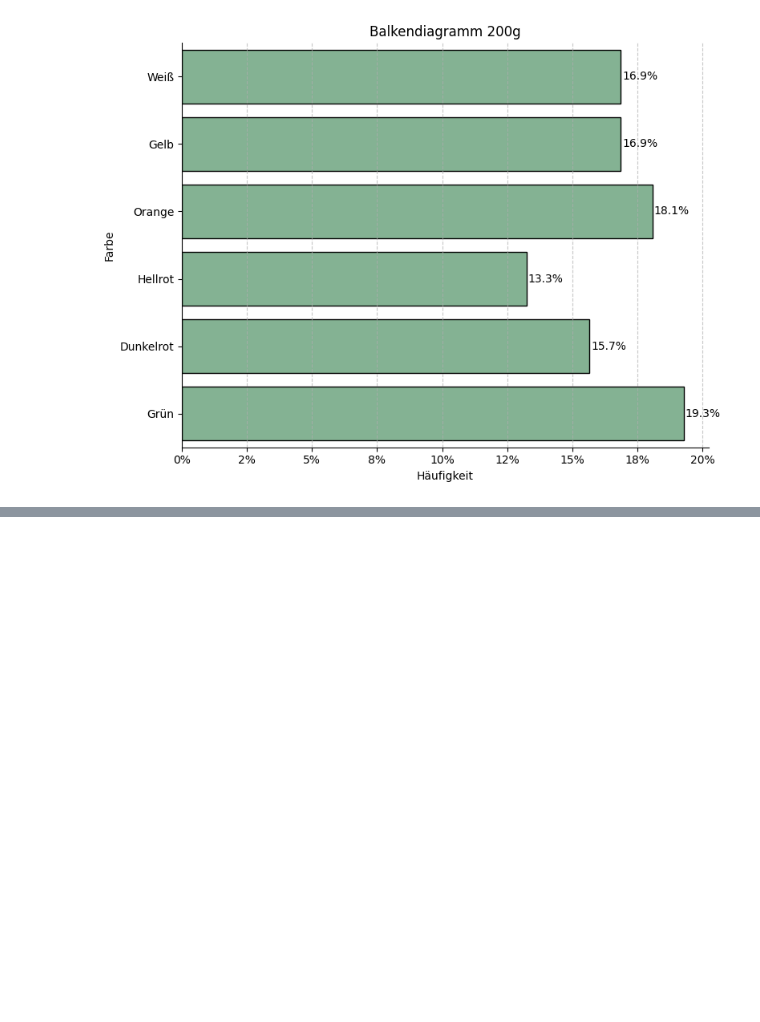
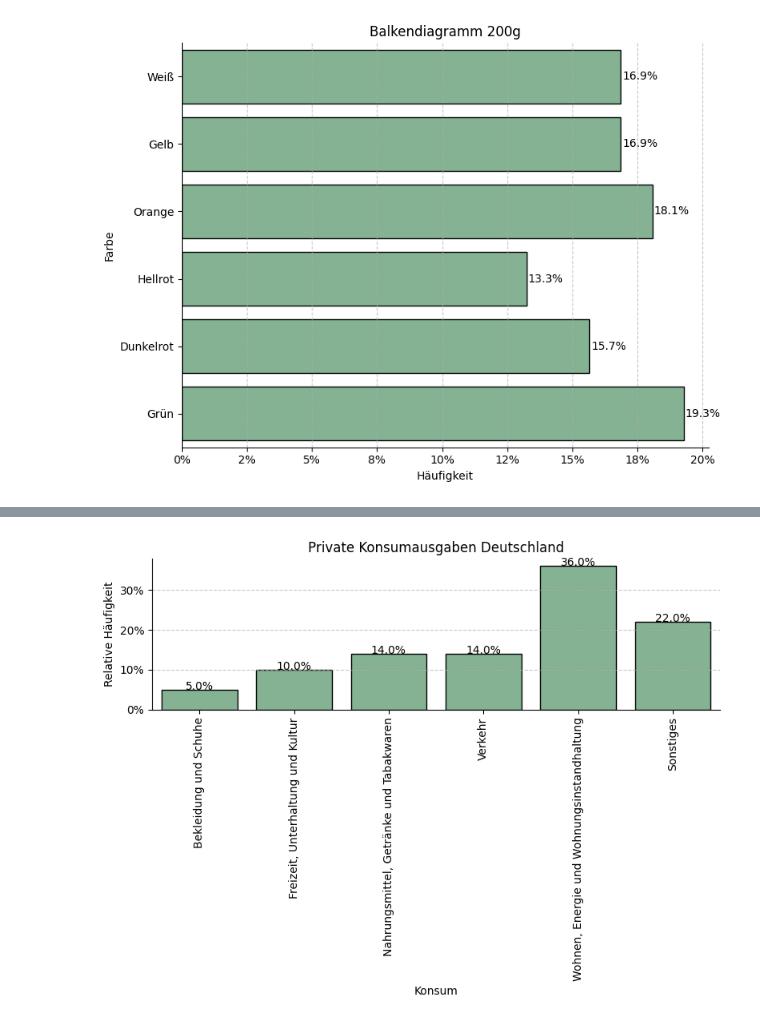
Before and after one commit to StatsTeam/statistik, a Jupyter notebook: tools/Balkendiagramm/bar_plot.ipynb, the cells around one changed output, grey strips where cells are left out. Drawn from its saved outputs; the diff is of its cells as text; code cells hidden in the pictures; blank space fills up the shorter version.

```diff
--- a/tools/Balkendiagramm/bar_plot.ipynb
+++ b/tools/Balkendiagramm/bar_plot.ipynb
@@ -177,0 +148,5 @@ create_bar_chart(frequency_table=frequency_table, frequency_type="relative", dia
+# %%
+frequency_table = [('Bekleidung und Schuhe', 5), ('Freizeit, Unterhaltung und Kultur', 10), ('Nahrungsmittel, Getränke und Tabakwaren', 14), ('Verkehr', 14), ('Wohnen, Energie und Wohnungsinstandhaltung', 36), ('Sonstiges', 22)]
+create_bar_chart(frequency_table_relative=frequency_table, frequency_type="relative", diagramm_typ="balkendiagramm", orientation="vertikal", title="Private Konsumausgaben Deutschland", xlabel="Konsum", ylabel="Relative Häufigkeit", x_label_rotation=90)
+# %% [output]
+[figure, added]
```
Also changed, not shown: parts of 4 cells of this notebook, 2 other files.
